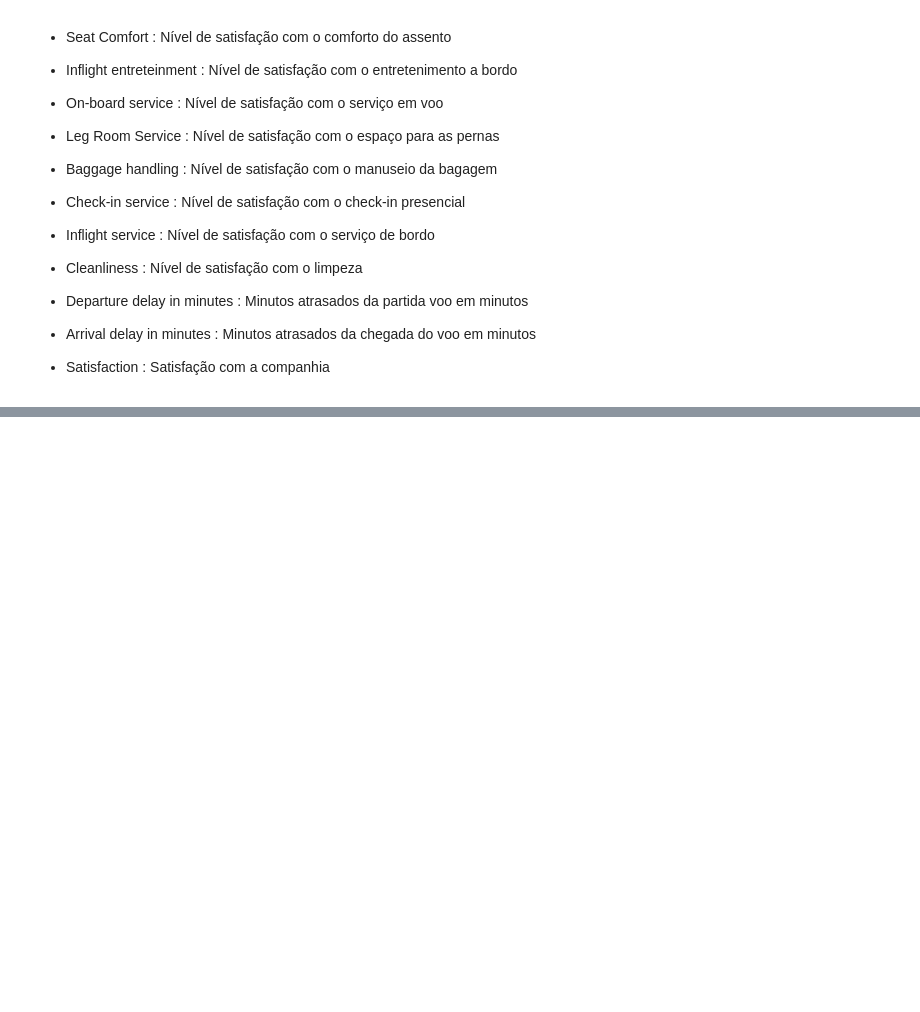
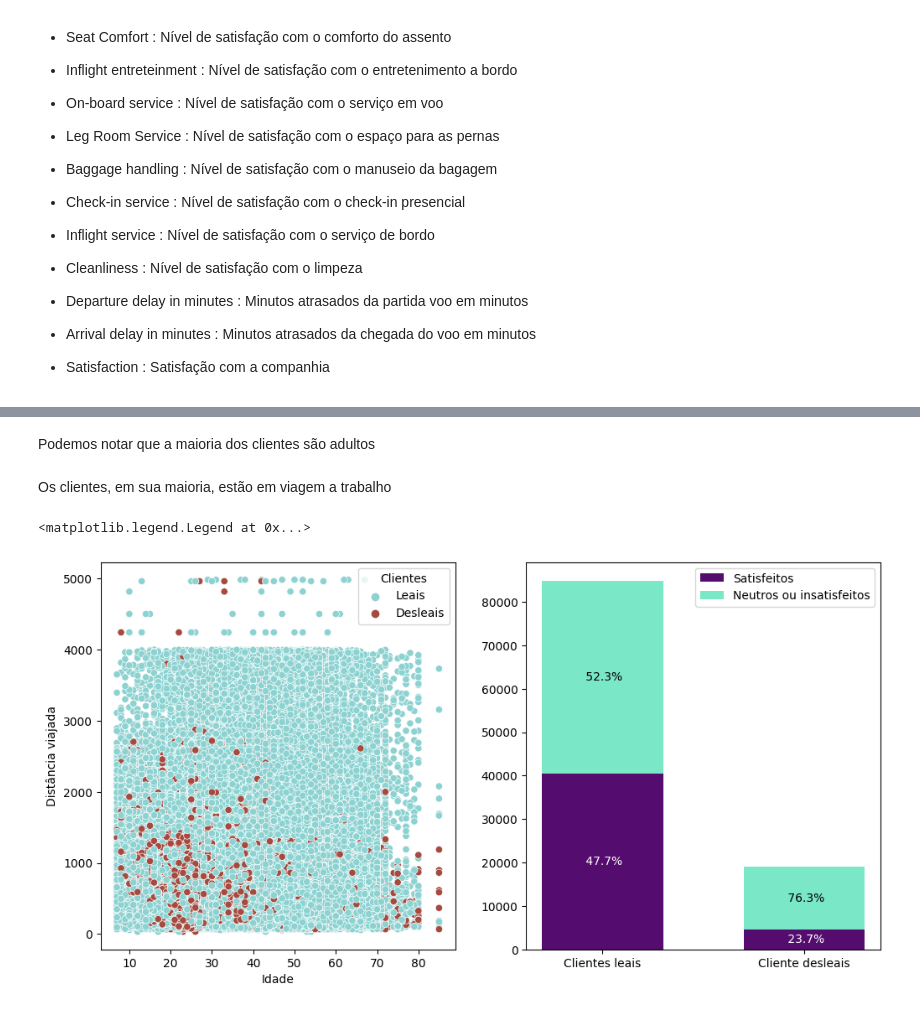
Before and after one commit to AndreMorenoGoveia/PS-Poli-Junior, a Jupyter notebook: Analytics-13682785-NProd.ipynb, the cells around one changed output, grey strips where cells are left out. Saved outputs shown, nothing was run; the diff lists cells and outputs as text; code cells hidden in the pictures; blank space fills up the shorter version.

```diff
--- a/Analytics-13682785-NProd.ipynb
+++ b/Analytics-13682785-NProd.ipynb
@@ -447,0 +448,61 @@ customer_df = pd.read_csv('clients_survey.csv')
+# %% [markdown]
+Podemos notar que a maioria dos clientes são adultos
+# %% [markdown]
+Os clientes, em sua maioria, estão em viagem a trabalho
+# %%
+
+
+plt.subplots(figsize=(12, 6))
+
+
+# Faz o scatter dos pontos no gráfico
+plt.subplot(1,2,1)
+g = sns.scatterplot( x = 'Age', y= 'Flight Distance', hue= 'Customer Type',
+                 data=customer_df, palette=['#8CD2D1', '#A44A3F'])
+leg = g.get_legend()
+leg.set_title('Clientes')
+leg.texts[0].set_text('Leais')
+leg.texts[1].set_text('Desleais')
+plt.xlabel('Idade')
+plt.ylabel('Distância viajada')
+
+
+
+
+#Faz o gráfico em barras e seus elementos
+labels = ['Clientes leais', 'Cliente desleais']
+largura = 0.6
+
+sats = [customer_df[(customer_df['satisfaction'] == 'satisfied') & (customer_df['Customer Type'] == 'Loyal Customer')].shape[0],
+        customer_df[(customer_df['satisfaction'] == 'satisfied') & (customer_df['Customer Type'] == 'disloyal Customer')].shape[0]]
+
+unsats = [customer_df[(customer_df['satisfaction'] == 'neutral or dissatisfied') & (customer_df['Customer Type'] == 'Loyal Customer')].shape[0],
+        customer_df[(customer_df['satisfaction'] == 'neutral or dissatisfied') & (customer_df['Customer Type'] == 'disloyal Customer')].shape[0]]
+
+percent_sats = [(sats[0]/(sats[0] + unsats[0]))*100, (sats[1]/(sats[1] + unsats[1]))*100]
+percent_unsats = [(unsats[0]/(sats[0] + unsats[0]))*100, (unsats[1]/(sats[1] + unsats[1]))*100]
+
+
+plt.subplot(1,2,2)
+bar1 = plt.bar(labels, sats, largura, label='Satisfeitos', color='#540D6E')
+bar2 = plt.bar(labels, unsats, largura, label='Neutros ou insatisfeitos', bottom=sats, color='#7AE7C7')
+
+i = 0
+for rect in bar1:
+    x = rect.get_x() + (largura)/2
+    y1 = rect.get_height()/2
+
+    plt.text(x, y1, f"{percent_sats[i]: .1f}%", color='w', ha='center', va='center')
+
+
+
+    y2 = y1*2 + (bar2[i].get_height()/2)
+
+    plt.text(x, y2, f"{percent_unsats[i]: .1f}%", ha='center', va='center')
+    i += 1
+
+
+plt.legend()
+# %% [output]
+<matplotlib.legend.Legend at 0x...>
+[figure, added]
```
Also changed, not shown: parts of 15 cells of this notebook.
